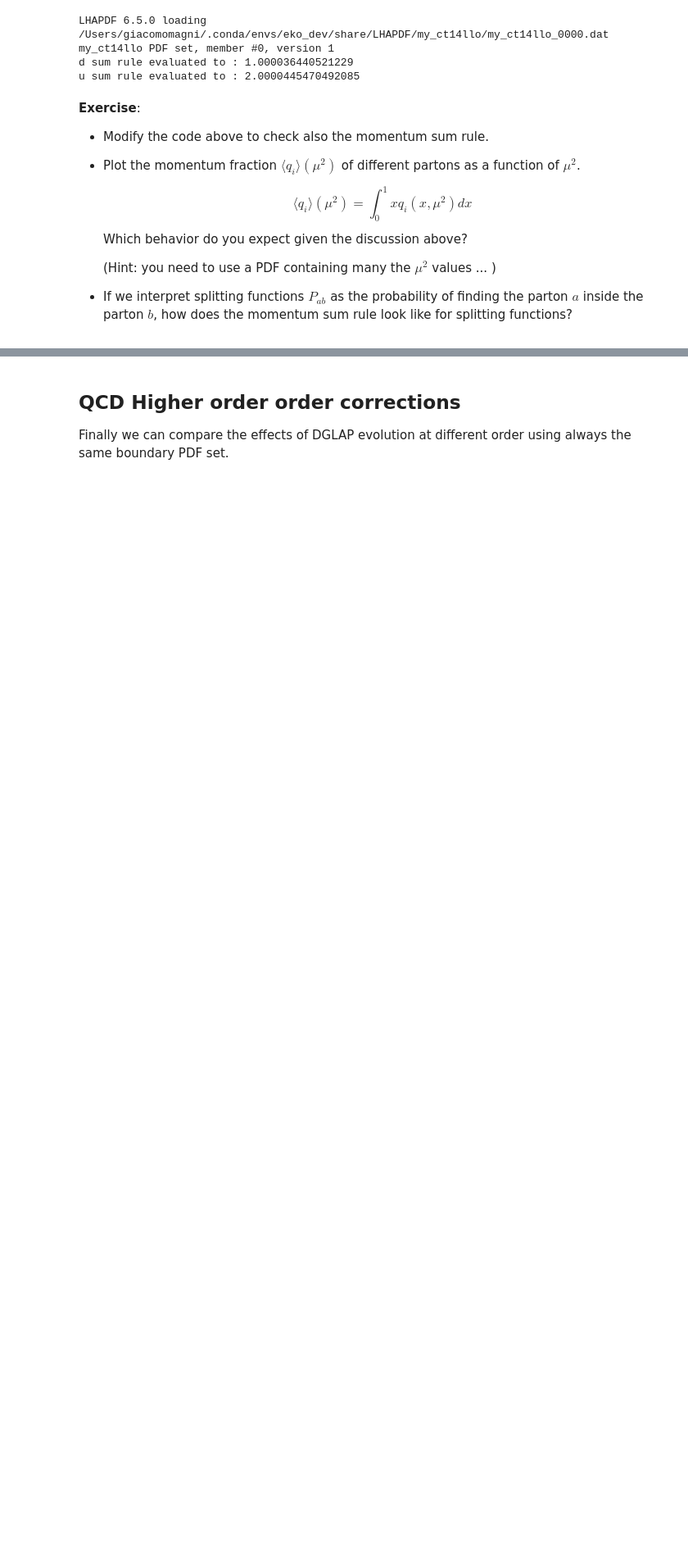
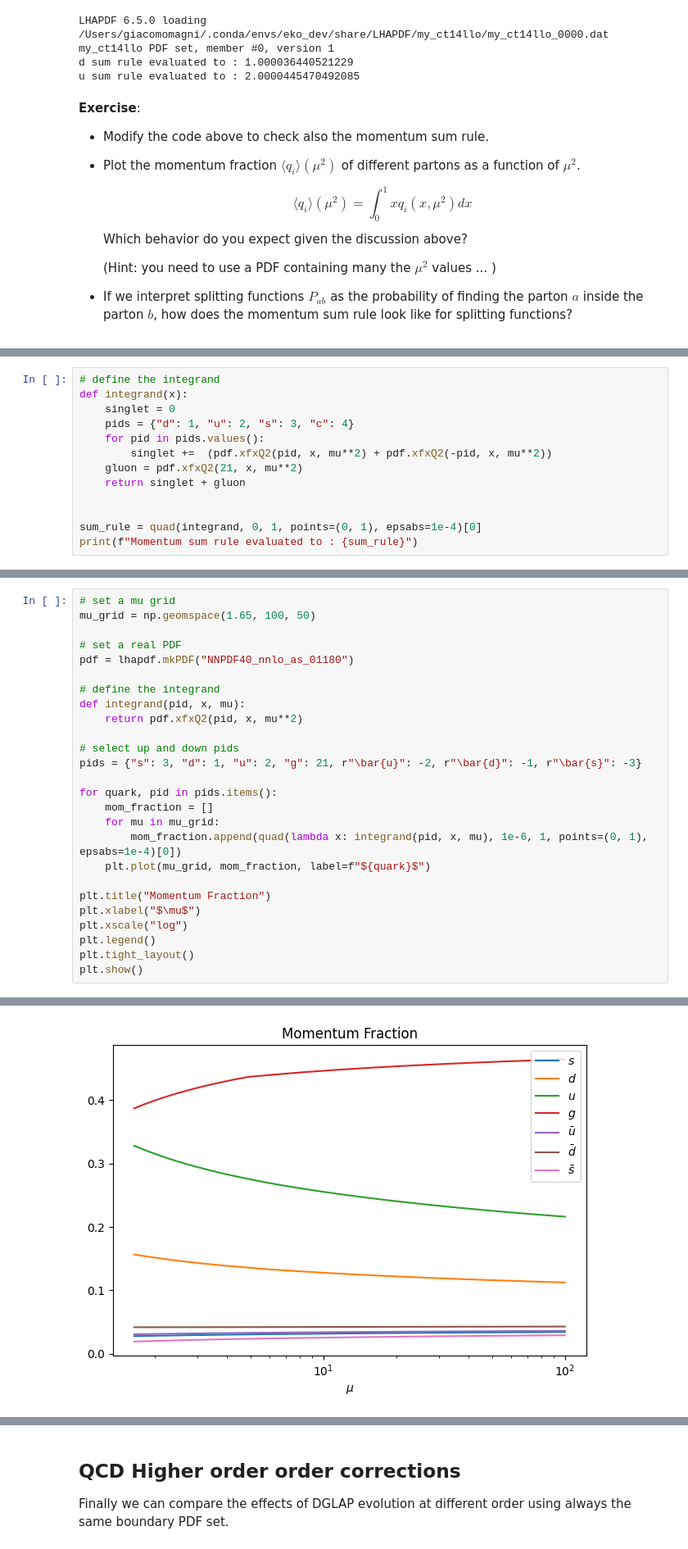
Before and after one commit to NNPDF/como-2023, a Jupyter notebook: w1t3-rge-pdfs/pdf.ipynb, the cells around one changed output, grey strips where cells are left out. Shown: that part at 82% size. Drawn from its saved outputs; the diff is of its cells as text; blank space fills up the shorter version.

```diff
--- a/w1t3-rge-pdfs/pdf.ipynb
+++ b/w1t3-rge-pdfs/pdf.ipynb
@@ -296,0 +329,13 @@ u sum rule evaluated to : 2.0000445470492085
+# %%
+# define the integrand
+def integrand(x):
+    singlet = 0
+    pids = {"d": 1, "u": 2, "s": 3, "c": 4}
+    for pid in pids.values():
+        singlet +=  (pdf.xfxQ2(pid, x, mu**2) + pdf.xfxQ2(-pid, x, mu**2))
+    gluon = pdf.xfxQ2(21, x, mu**2)
+    return singlet + gluon
+
+
+sum_rule = quad(integrand, 0, 1, points=(0, 1), epsabs=1e-4)[0]
+print(f"Momentum sum rule evaluated to : {sum_rule}")
@@ -296,0 +344,27 @@ u sum rule evaluated to : 2.0000445470492085
+# %%
+# set a mu grid
+mu_grid = np.geomspace(1.65, 100, 50)
+
+# set a real PDF
+pdf = lhapdf.mkPDF("NNPDF40_nnlo_as_01180")
+
+# define the integrand
+def integrand(pid, x, mu):
+    return pdf.xfxQ2(pid, x, mu**2)
+
+# select up and down pids
+pids = {"s": 3, "d": 1, "u": 2, "g": 21, r"\bar{u}": -2, r"\bar{d}": -1, r"\bar{s}": -3}
+
+for quark, pid in pids.items():
+    mom_fraction = []
+    for mu in mu_grid:
+        mom_fraction.append(quad(lambda x: integrand(pid, x, mu), 1e-6, 1, points=(0, 1), epsabs=1e-4)[0])
+    plt.plot(mu_grid, mom_fraction, label=f"${quark}$")
+
+plt.title("Momentum Fraction")
+plt.xlabel("$\mu$")
+plt.xscale("log")
+plt.legend()
+plt.tight_layout()
+plt.show()
+# %% [output]
@@ -296,0 +380 @@ u sum rule evaluated to : 2.0000445470492085
+[figure, added]
```
Also changed, not shown: parts of 7 cells of this notebook, 1 other file.
